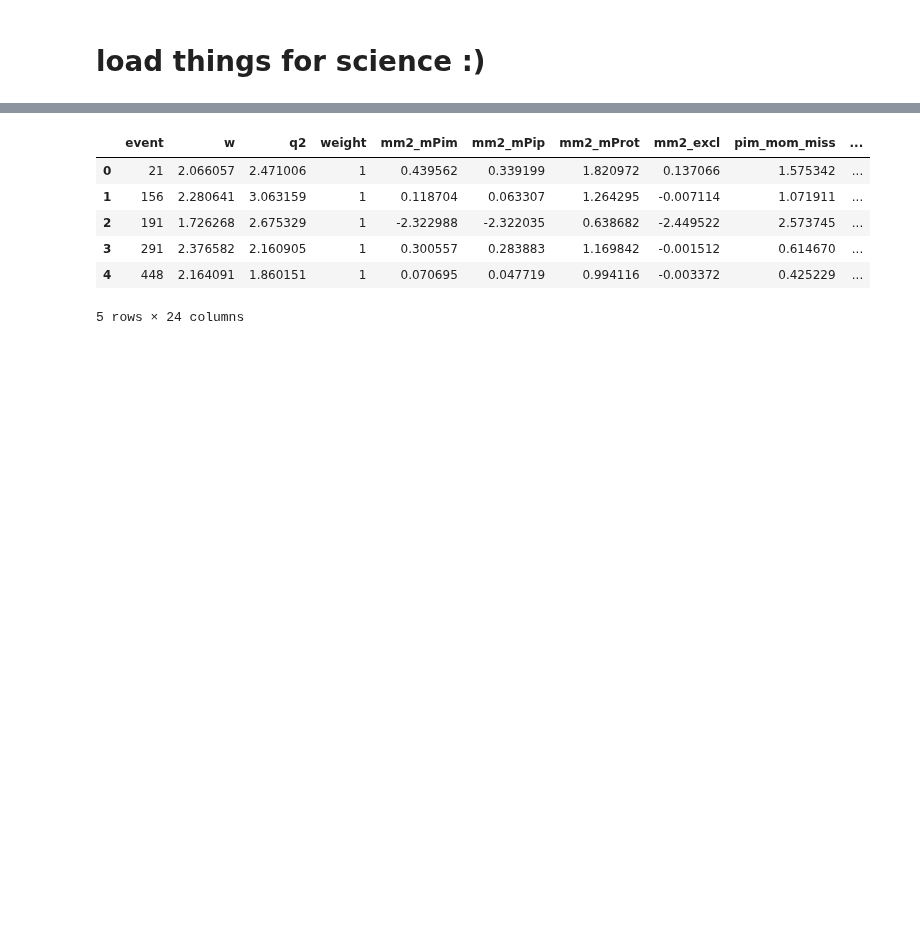
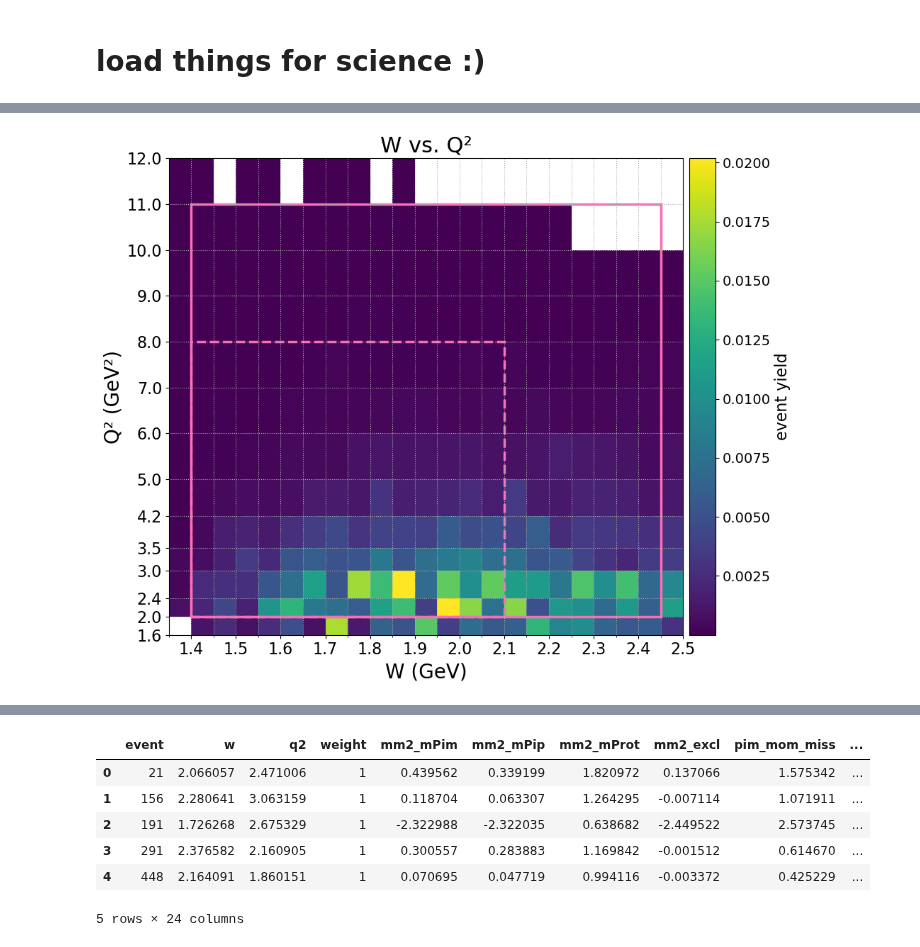
Before and after one commit to aosmond23/clas12, a Jupyter notebook: python/background_investigation_v8.ipynb, the cells around one changed output, grey strips where cells are left out. Saved outputs shown, nothing was run; the diff lists cells and outputs as text; code cells hidden in the pictures; blank space fills up the shorter version.

```diff
--- a/python/background_investigation_v8.ipynb
+++ b/python/background_investigation_v8.ipynb
@@ -28,0 +119,96 @@ from IPython.display import display, clear_output
+# %%
+# Define which dataset to visualize
+dataset = df
+# dataset = threepion_csv
+
+w_range = np.append(np.arange(1.35, 2.5, 0.05), 2.5)
+q2_range = [1.6,2.0,2.4,3.0,3.5,4.2,5.0,6.0,7.0,8.0,9.0,10.0,11.0,12.0] #,13.0,14.0,15.0,16.0,17.0,18.0,19.0,20.0,21.0,22.0]
+
+###### fine bins
+n_w_bins  = 300  #500
+n_q2_bins = 300
+
+w_min, w_max   = 1.35, 2.50
+q2_min, q2_max = 1.6, 12.0
+
+# --- W vs Q² histograms with colorbars for each topology ---
+# Define bin edges from your ranges
+bin_x = w_range
+bin_y = q2_range
+
+# for topo in topologies:
+fig, ax = plt.subplots(figsize=(10, 8))
+# mask = dataset["w"].notna() & dataset["q2"].notna()
+# w_vals = dataset.loc[mask, "w"].to_numpy()
+# q2_vals = dataset.loc[mask, "q2"].to_numpy()
+# weights = dataset.loc[mask, "weight"].to_numpy()
+
+# Events with ANY PID mismatch
+misid_mask = (
+    dataset["prot_mismatch"] |
+    dataset["pip_mismatch"]  |
+    dataset["pim_mismatch"]
+)
+
+mask = (
+    misid_mask &
+    dataset["w"].notna() &
+    dataset["q2"].notna()
+)
+
+w_vals = dataset.loc[mask, "w"].to_numpy()
+q2_vals = dataset.loc[mask, "q2"].to_numpy()
+weights = dataset.loc[mask, "weight"].to_numpy()
+
+# 2D histogram — color represents event density
+h = ax.hist2d(w_vals, q2_vals, bins=[bin_x, bin_y], cmap='viridis', cmin=1e-12, weights=weights, density=False)
+
+# Title and axes
+ax.set_title(f"W vs. Q²", fontsize=22)
+ax.set_xlabel("W (GeV)", fontsize=20)
+ax.set_ylabel("Q² (GeV²)", fontsize=20)
+
+# Colorbar setup
+divider = make_axes_locatable(ax)
+cax = divider.append_axes("right", size="5%", pad=0.09)
+cb = plt.colorbar(h[3], cax=cax)
+cb.set_label("event yield", fontsize=16)
+cb.ax.tick_params(labelsize=14)
+
+# Grid and ticks
+ax.grid(which='both', linestyle=':')
+ax.tick_params(axis='both', which='major', labelsize=16)
+ax.set_xticks(np.append(np.arange(1.4, 2.5, 0.1), 2.5))
+ax.set_xticks(bin_x, minor=True)
+ax.set_yticks(bin_y)
+
+# Define analyzed range
+w_min_analyzed, w_max_analyzed = 1.4, 2.45
+q2_min_analyzed, q2_max_analyzed = 2.0, 11.0
+
+# Create a red rectangle
+rect = patches.Rectangle(
+    (w_min_analyzed, q2_min_analyzed),  # bottom-left corner
+    w_max_analyzed - w_min_analyzed,    # width
+    q2_max_analyzed - q2_min_analyzed,  # height
+    linewidth=2.5, edgecolor='hotpink', alpha=1.0, facecolor='none')
+
+# Define analyzed range
+w_min_analyzed_krishna, w_max_analyzed_krishna = 1.4, 2.10
+q2_min_analyzed_krishna, q2_max_analyzed_krishna = 2.0, 8.0
+
+# Create a red rectangle
+rect_krishna = patches.Rectangle(
+    (w_min_analyzed_krishna, q2_min_analyzed_krishna),  # bottom-left corner
+    w_max_analyzed_krishna - w_min_analyzed_krishna,    # width
+    q2_max_analyzed_krishna - q2_min_analyzed_krishna,  # height
+    linewidth=2.5, edgecolor='hotpink', alpha=1.0, linestyle='--', facecolor='none')
+
+# Add rectangle to the axes
+ax.add_patch(rect)
+ax.add_patch(rect_krishna)
+
+plt.tight_layout()
+plt.show()
+# %% [output]
+[figure, added]
```
Also changed, not shown: parts of 13 cells of this notebook, 6 other files.
